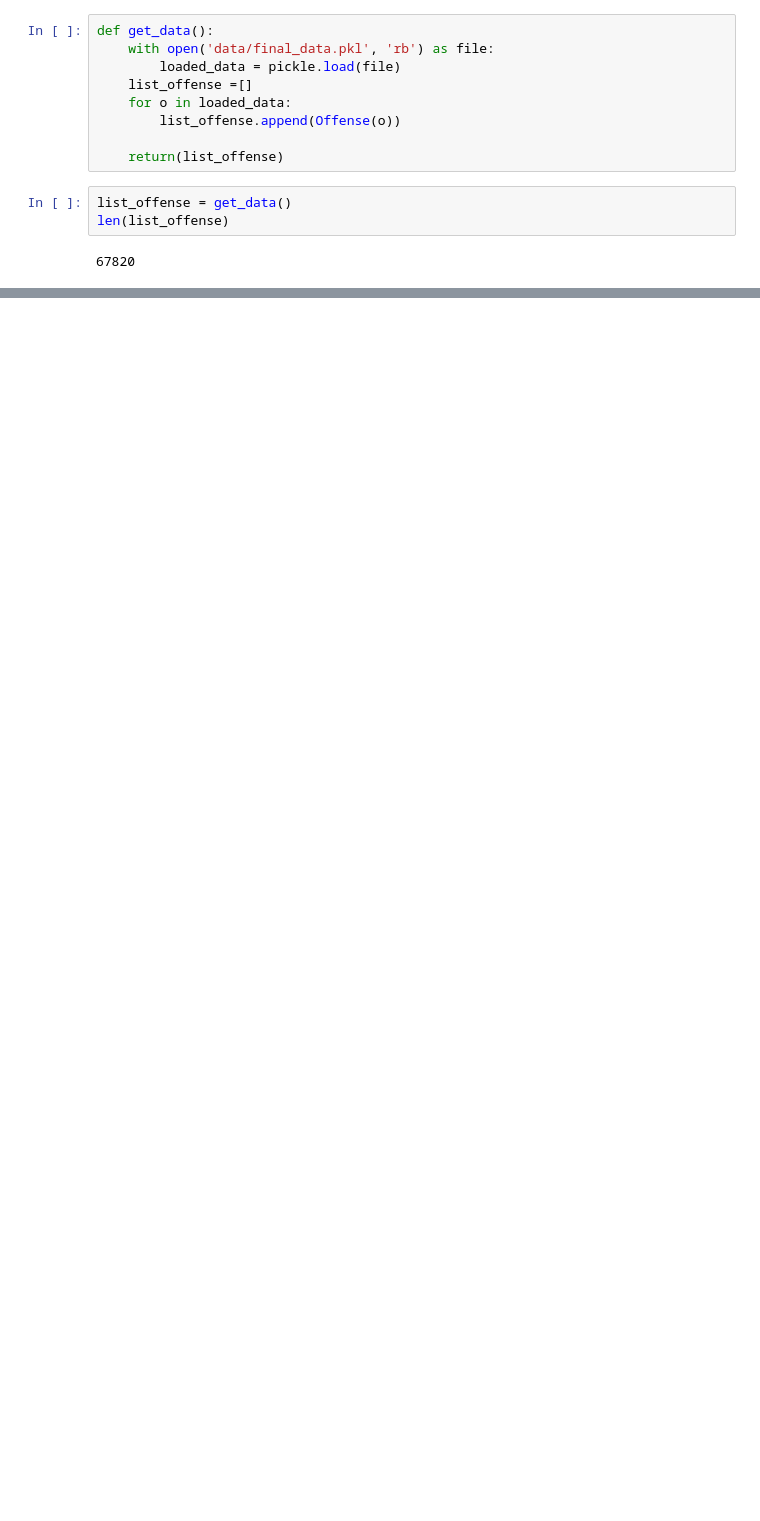
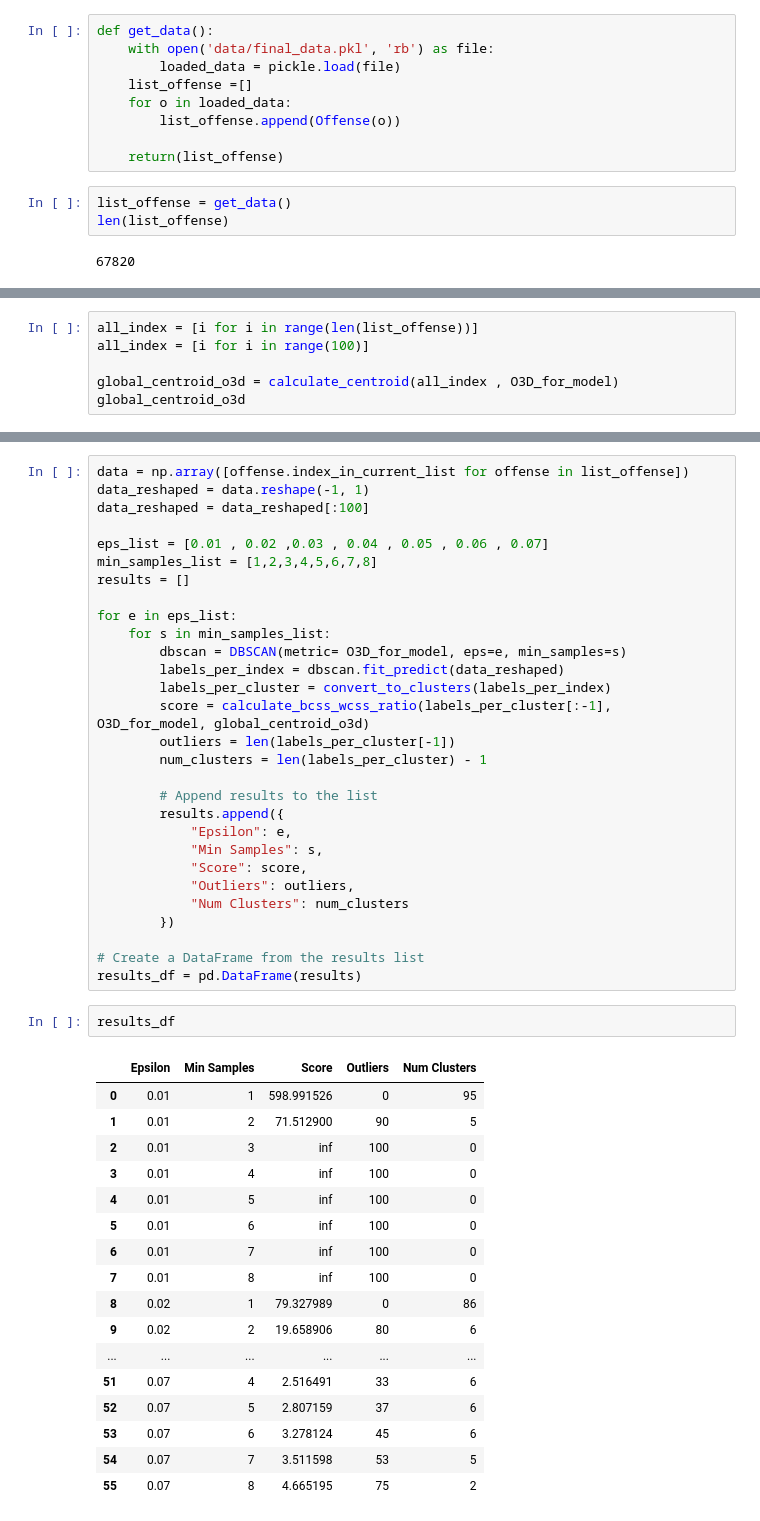
Before and after one commit to royzohar2/Soccer_DS, a Jupyter notebook: main.ipynb, the cells around one changed output, grey strips where cells are left out. Saved outputs shown, nothing was run; the diff lists cells and outputs as text; blank space fills up the shorter version.

```diff
--- a/main.ipynb
+++ b/main.ipynb
@@ -22,0 +124,6 @@ list_offense[3].plot_offense()
+# %%
+all_index = [i for i in range(len(list_offense))]
+all_index = [i for i in range(100)]
+
+global_centroid_o3d = calculate_centroid(all_index , O3D_for_model)
+global_centroid_o3d
@@ -22,0 +193,49 @@ list_offense[3].plot_offense()
+# %%
+data = np.array([offense.index_in_current_list for offense in list_offense])
+data_reshaped = data.reshape(-1, 1)
+data_reshaped = data_reshaped[:100]
+
+eps_list = [0.01 , 0.02 ,0.03 , 0.04 , 0.05 , 0.06 , 0.07]
+min_samples_list = [1,2,3,4,5,6,7,8]
+results = []
+
+for e in eps_list:
+    for s in min_samples_list:
+        dbscan = DBSCAN(metric= O3D_for_model, eps=e, min_samples=s)
+        labels_per_index = dbscan.fit_predict(data_reshaped)
+        labels_per_cluster = convert_to_clusters(labels_per_index)
+        score = calculate_bcss_wcss_ratio(labels_per_cluster[:-1], O3D_for_model, global_centroid_o3d)
+        outliers = len(labels_per_cluster[-1])
+        num_clusters = len(labels_per_cluster) - 1
+
+        # Append results to the list
+        results.append({
+            "Epsilon": e,
+            "Min Samples": s,
+            "Score": score,
+            "Outliers": outliers,
+            "Num Clusters": num_clusters
+        })
+
+# Create a DataFrame from the results list
+results_df = pd.DataFrame(results)
+# %%
+results_df
+# %% [output]
+|  | Epsilon | Min Samples | Score | Outliers | Num Clusters |
+| 0 | 0.01 | 1 | 598.991526 | 0 | 95 |
+| 1 | 0.01 | 2 | 71.512900 | 90 | 5 |
+| 2 | 0.01 | 3 | inf | 100 | 0 |
+| 3 | 0.01 | 4 | inf | 100 | 0 |
+| 4 | 0.01 | 5 | inf | 100 | 0 |
+| 5 | 0.01 | 6 | inf | 100 | 0 |
+| 6 | 0.01 | 7 | inf | 100 | 0 |
+| 7 | 0.01 | 8 | inf | 100 | 0 |
+| 8 | 0.02 | 1 | 79.327989 | 0 | 86 |
+| 9 | 0.02 | 2 | 19.658906 | 80 | 6 |
+| ... | ... | ... | ... | ... | ... |
+| 51 | 0.07 | 4 | 2.516491 | 33 | 6 |
+| 52 | 0.07 | 5 | 2.807159 | 37 | 6 |
+| 53 | 0.07 | 6 | 3.278124 | 45 | 6 |
+| 54 | 0.07 | 7 | 3.511598 | 53 | 5 |
+| 55 | 0.07 | 8 | 4.665195 | 75 | 2 |
```
Also changed, not shown: parts of 28 cells of this notebook, 2 other files.
